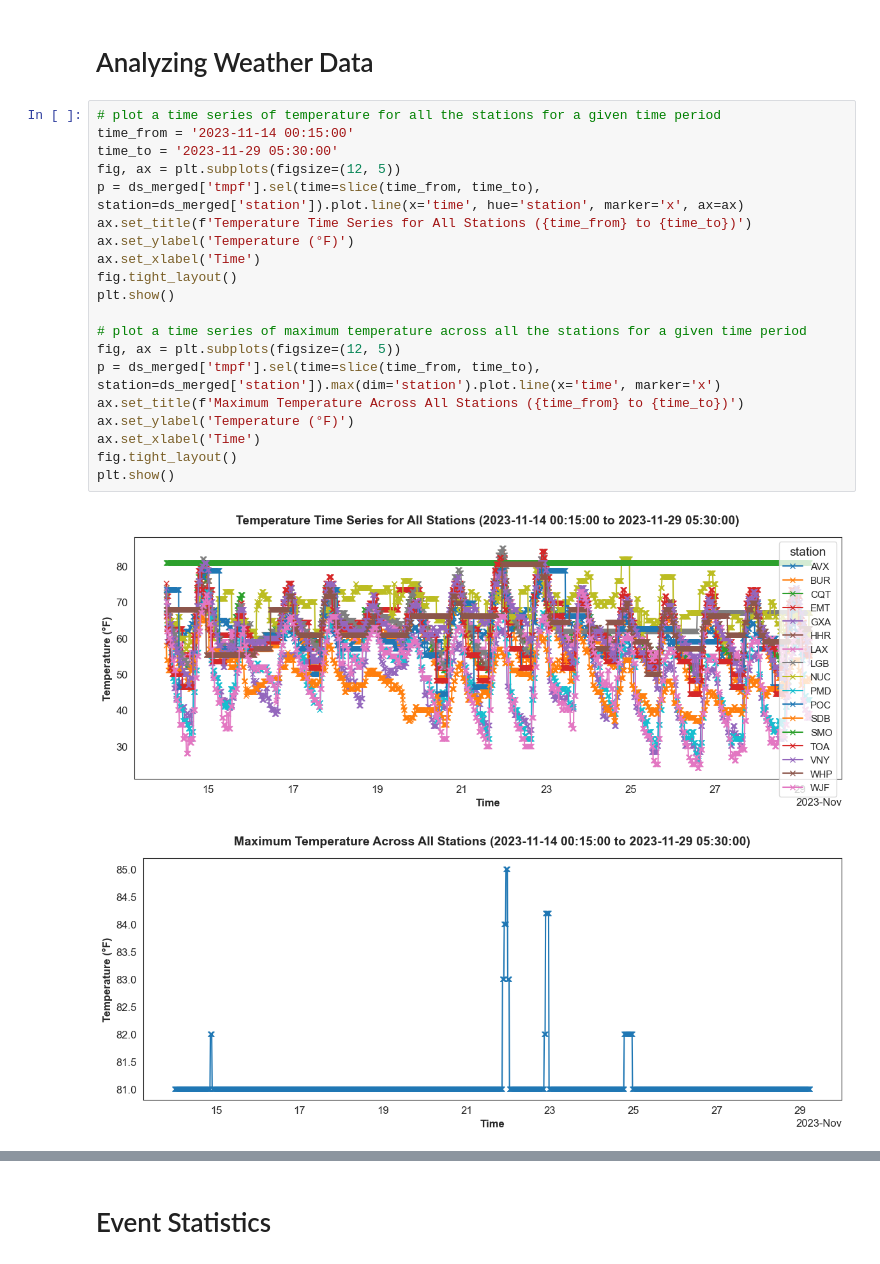
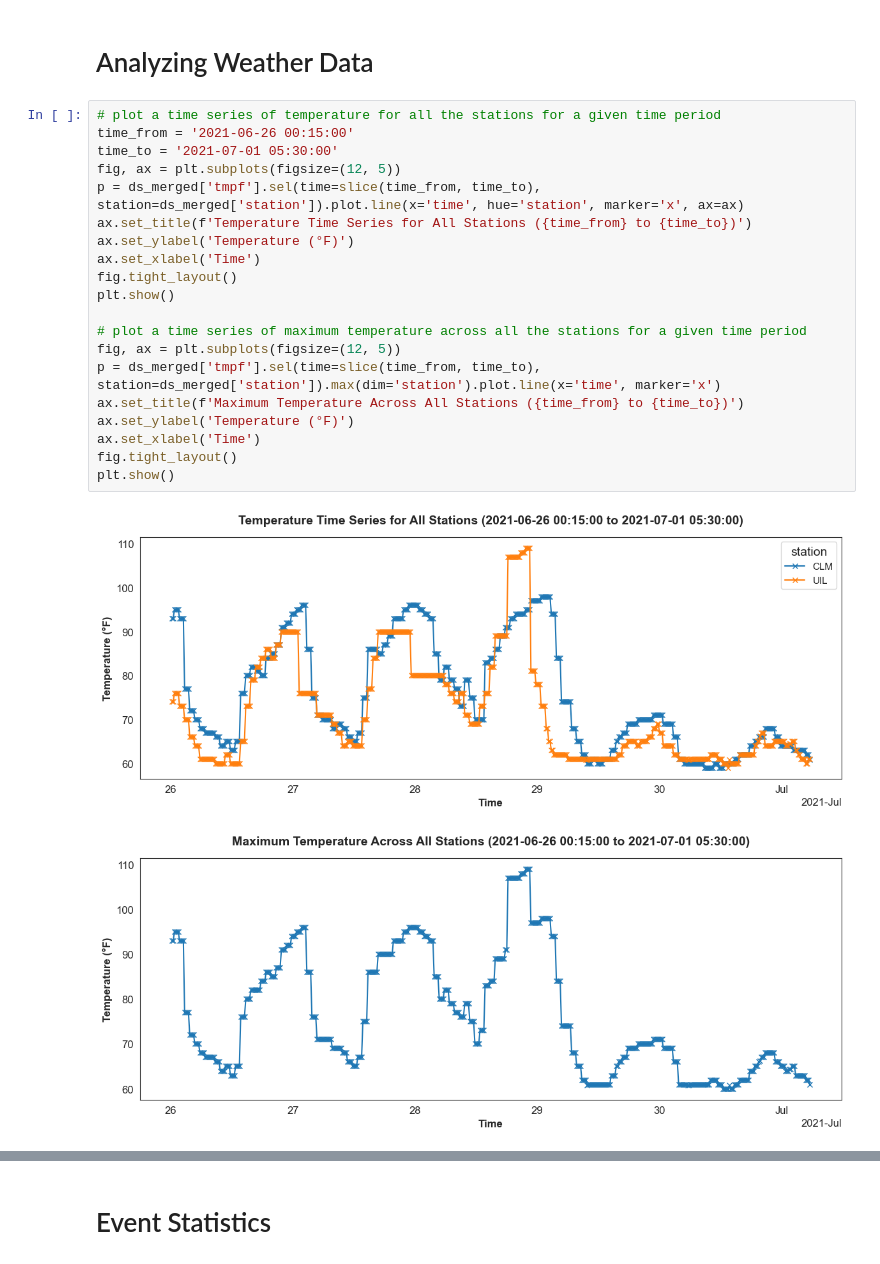
Before and after one commit to arslanleo/eagleiDataProcessor, a Jupyter notebook: analysis_examples.ipynb, the cells around one changed output, grey strips where cells are left out. Drawn from its saved outputs; the diff is of its cells as text.

```diff
--- a/analysis_examples.ipynb
+++ b/analysis_examples.ipynb
@@ -245,27 +244,27 @@ plot_eaglei_event_curves(outage_df, event_number=1000, event_method='eaglei', ti
 # Analyzing Weather Data
 # %%
 # plot a time series of temperature for all the stations for a given time period
-time_from = '2023-11-14 00:15:00'
-time_to = '2023-11-29 05:30:00'
+time_from = '2021-06-26 00:15:00'
+time_to = '2021-07-01 05:30:00'
 fig, ax = plt.subplots(figsize=(12, 5))
 p = ds_merged['tmpf'].sel(time=slice(time_from, time_to), station=ds_merged['station']).plot.line(x='time', hue='station', marker='x', ax=ax)
 ax.set_title(f'Temperature Time Series for All Stations ({time_from} to {time_to})')
 ax.set_ylabel('Temperature (°F)')
 ax.set_xlabel('Time')
 fig.tight_layout()
 plt.show()
 
 # plot a time series of maximum temperature across all the stations for a given time period
 fig, ax = plt.subplots(figsize=(12, 5))
 p = ds_merged['tmpf'].sel(time=slice(time_from, time_to), station=ds_merged['station']).max(dim='station').plot.line(x='time', marker='x')
 ax.set_title(f'Maximum Temperature Across All Stations ({time_from} to {time_to})')
 ax.set_ylabel('Temperature (°F)')
 ax.set_xlabel('Time')
 fig.tight_layout()
 plt.show()
 # %% [output]
-[figure, old version]
+[figure, new version]
-[figure, old version]
+[figure, new version]
 # %%
 # plot a time series of wind speed for all the stations for a given time period
 fig, ax = plt.subplots(figsize=(12, 5))
```
Also changed, not shown: parts of 25 cells of this notebook, 2 other files.
